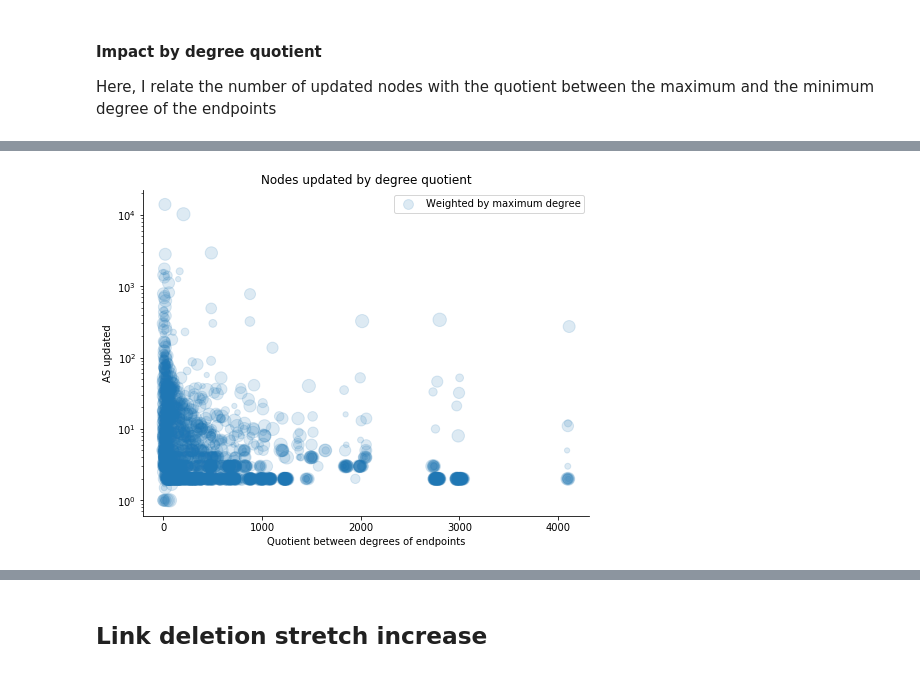
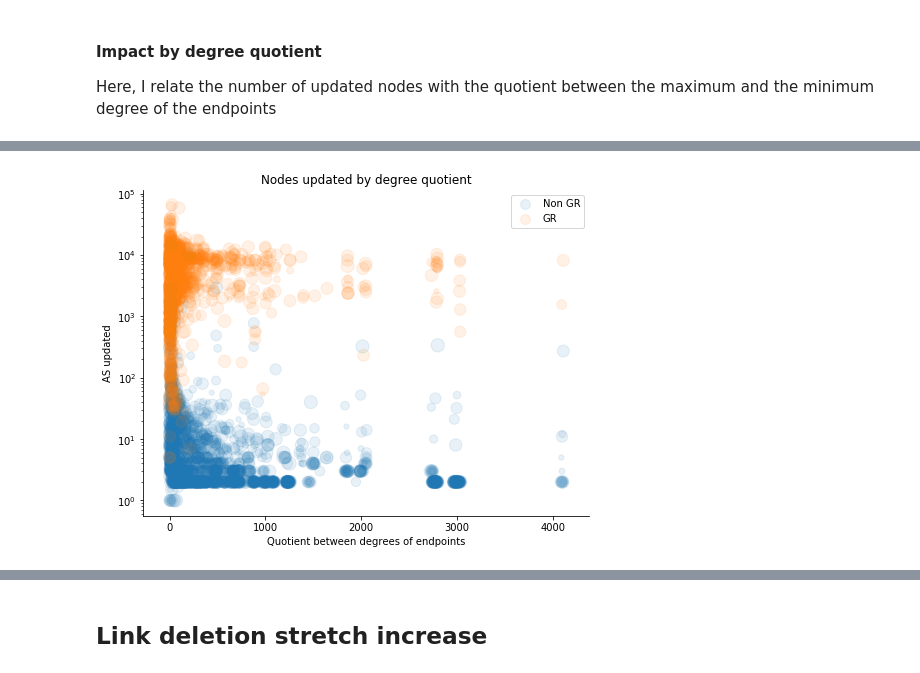
Before and after one commit to dedis/student_20_compactInternet, a Jupyter notebook: TZ_metrics.ipynb, the cells around one changed output, grey strips where cells are left out. Cells and saved outputs as stored; diff of their text form; code cells hidden in the pictures.

```diff
--- a/TZ_metrics.ipynb
+++ b/TZ_metrics.ipynb
@@ -78,3 +88,0 @@ dataset_name = "full-impact-4000"
-# %%
-link_del_impact = import_impact("./simulation/data/" + dataset_name + ".csv")
-link_del_impact
@@ -113,5 +91,0 @@ degree_quotient_impact = np.array([[x[0,0], x[:,1].mean()] for x in np.split(deg
-# %%
-# Delete entries without updates (y=0)
-zero_impact_fraction = (degree_quotient_impact[:,1] == 0.).sum() / float(degree_quotient_impact.shape[0])
-degree_quotient_impact = degree_quotient_impact[degree_quotient_impact[:,1] != 0., :]
-degree_quotient_impact
@@ -129,0 +154,2 @@ print("%.2f%% of the link deletions didn't require any update" % (zero_impact_fr
+# %%
+impact_4000 = crunch_deletion_impact("./simulation/data/full-impact-4000.csv")
@@ -129,0 +177,2 @@ print("%.2f%% of the link deletions didn't require any update" % (zero_impact_fr
+# %%
+impact_GR_3000 = crunch_deletion_impact("./simulation/data/full-impact-GR-3000.csv")
@@ -130,13 +200,15 @@ print("%.2f%% of the link deletions didn't require any update" % (zero_impact_fr
 # %%
 plt.figure(figsize=(8, 6))
 plt.title("Nodes updated by degree quotient")
-plt.scatter(degree_quotient_impact[:,0], degree_quotient_impact[:,1], abs_deg_val * 20, alpha=.15)
+plt.scatter(impact_4000[0][:,0], impact_4000[0][:,1], impact_4000[1] * 20, alpha=.1, label="Non GR")
+plt.scatter(impact_GR_3000[0][:,0], impact_GR_3000[0][:,1], impact_GR_3000[1] * 20, alpha=.1, label="GR")
+#plt.scatter(impact_GRP_3000[0][:,0], impact_GRP_3000[0][:,1], impact_GRP_3000[1] * 20, alpha=.1, label="GRP")
 plt.yscale("log")
 plt.gca().spines['top'].set_visible(False)
 plt.gca().spines['right'].set_visible(False)
-plt.legend(["Weighted by maximum degree"])
+plt.legend()
 plt.ylabel("AS updated")
 plt.xlabel("Quotient between degrees of endpoints");
 #plt.savefig("./figs/" + dataset_name + "-deg_quotient.svg")
 # %% [output]
-[figure, old version]
+[figure, new version]
```
Also changed, not shown: parts of 28 cells of this notebook, 6 other files.
